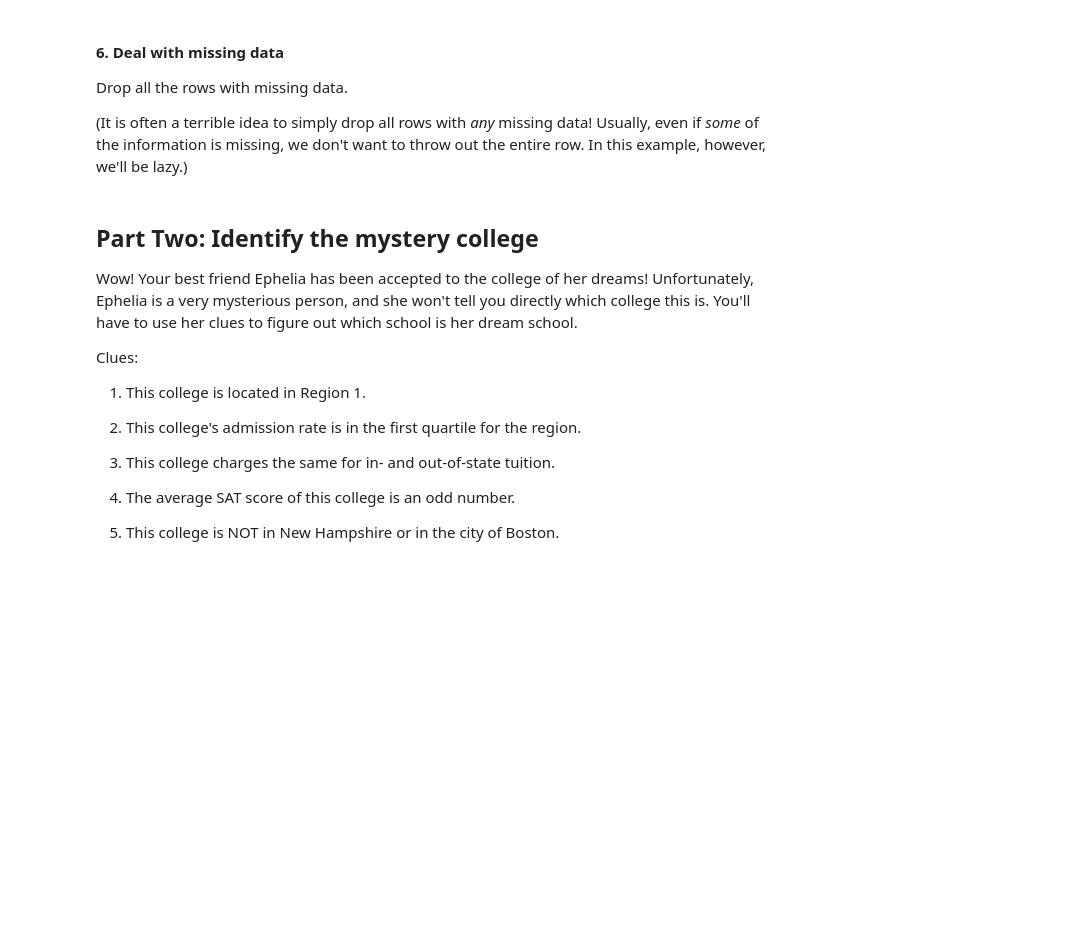
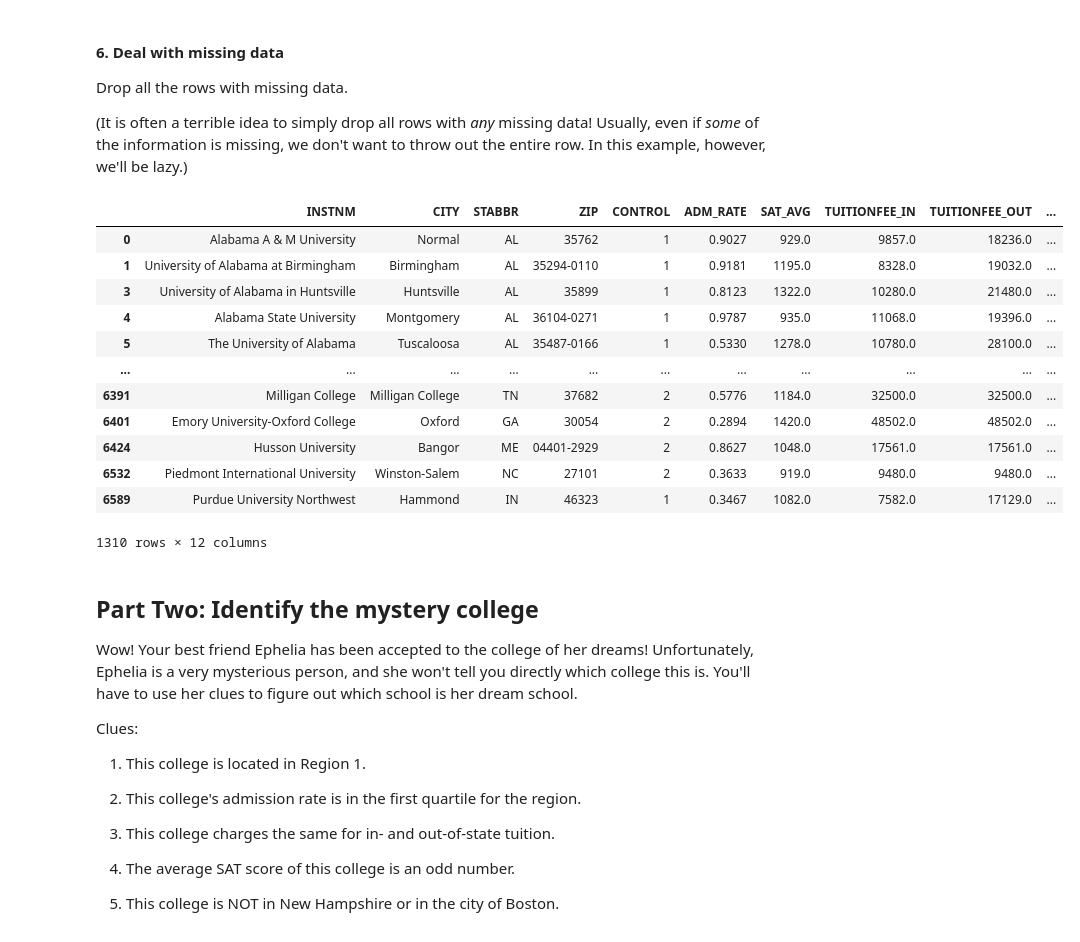
Before and after one commit to nallen19/DSandML, a Jupyter notebook: Activities/PA_wrangle.ipynb, the cells around one changed output. Saved outputs shown, nothing was run; the diff lists cells and outputs as text; code cells hidden in the pictures; blank space fills up the shorter version.

```diff
--- a/Activities/PA_wrangle.ipynb
+++ b/Activities/PA_wrangle.ipynb
@@ -143,6 +143,21 @@ Drop all the rows with missing data.
 (It is often a terrible idea to simply drop all rows with *any* missing data!  Usually, even if *some* of the information is missing, we don't want to throw out the entire row.  In this example, however, we'll be lazy.)
 # %%
 df_colleges_clean = df_colleges_clean.dropna(axis=0)
+df_colleges_clean
+# %% [output]
+|  | INSTNM | CITY | STABBR | ZIP | CONTROL | ADM_RATE | SAT_AVG | TUITIONFEE_IN | TUITIONFEE_OUT | ... |
+| 0 | Alabama A & M University | Normal | AL | 35762 | 1 | 0.9027 | 929.0 | 9857.0 | 18236.0 | ... |
+| 1 | University of Alabama at Birmingham | Birmingham | AL | 35294-0110 | 1 | 0.9181 | 1195.0 | 8328.0 | 19032.0 | ... |
+| 3 | University of Alabama in Huntsville | Huntsville | AL | 35899 | 1 | 0.8123 | 1322.0 | 10280.0 | 21480.0 | ... |
+| 4 | Alabama State University | Montgomery | AL | 36104-0271 | 1 | 0.9787 | 935.0 | 11068.0 | 19396.0 | ... |
+| 5 | The University of Alabama | Tuscaloosa | AL | 35487-0166 | 1 | 0.5330 | 1278.0 | 10780.0 | 28100.0 | ... |
+| ... | ... | ... | ... | ... | ... | ... | ... | ... | ... | ... |
+| 6391 | Milligan College | Milligan College | TN | 37682 | 2 | 0.5776 | 1184.0 | 32500.0 | 32500.0 | ... |
+| 6401 | Emory University-Oxford College | Oxford | GA | 30054 | 2 | 0.2894 | 1420.0 | 48502.0 | 48502.0 | ... |
+| 6424 | Husson University | Bangor | ME | 04401-2929 | 2 | 0.8627 | 1048.0 | 17561.0 | 17561.0 | ... |
+| 6532 | Piedmont International University | Winston-Salem | NC | 27101 | 2 | 0.3633 | 919.0 | 9480.0 | 9480.0 | ... |
+| 6589 | Purdue University Northwest | Hammond | IN | 46323 | 1 | 0.3467 | 1082.0 | 7582.0 | 17129.0 | ... |
+1310 rows × 12 columns
 # %% [markdown]
 ## Part Two:  Identify the mystery college
 
```
Also changed, not shown: parts of 1 cell of this notebook.
